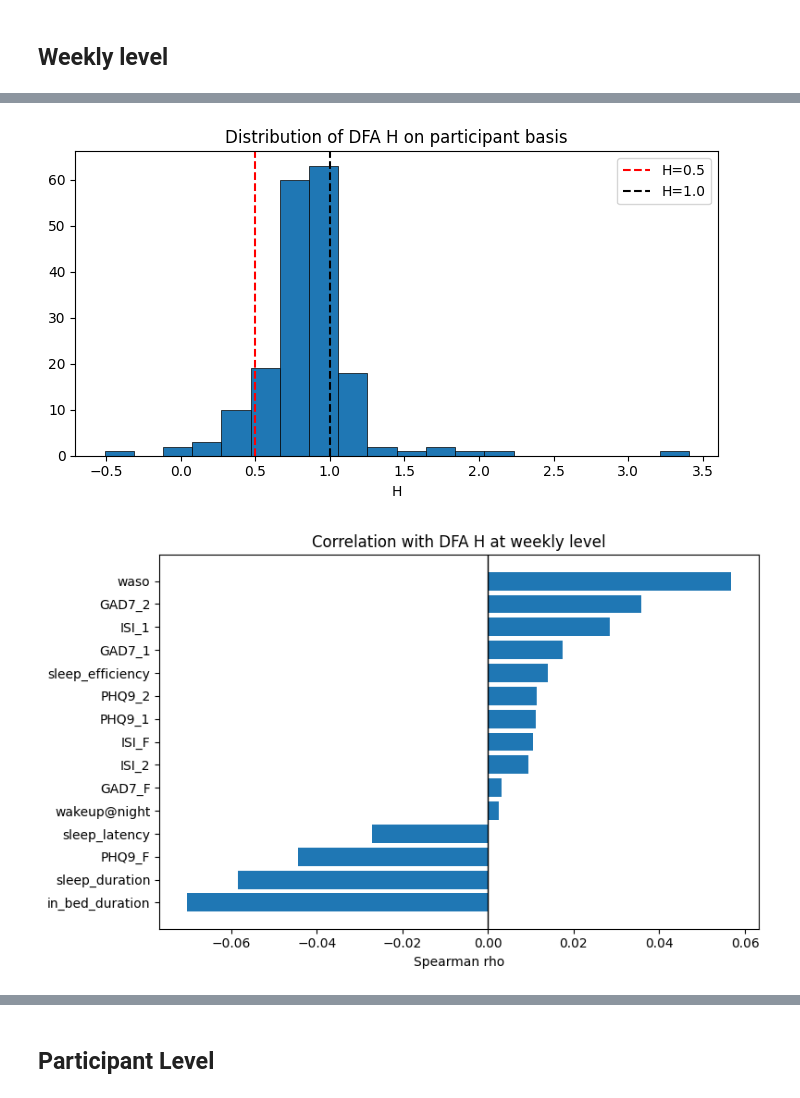
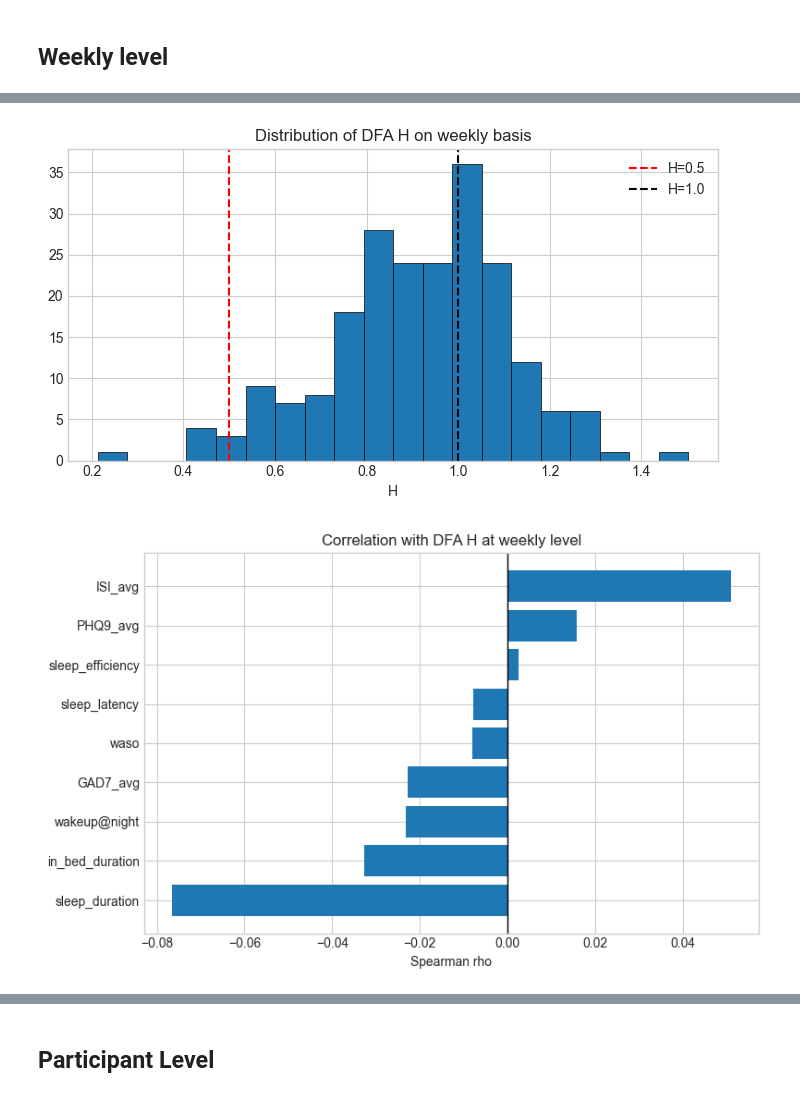
Before and after one commit to nachodll/complex_systems, a Jupyter notebook: fractal_analysis.ipynb, the cells around one changed output, grey strips where cells are left out. Drawn from its saved outputs; the diff is of its cells as text; code cells hidden in the pictures.

```diff
--- a/fractal_analysis.ipynb
+++ b/fractal_analysis.ipynb
@@ -12,7 +7,9 @@ from tqdm import tqdm
 from scipy.stats import spearmanr
 from statsmodels.stats.multitest import multipletests
 import matplotlib.pyplot as plt
+plt.style.use('seaborn-v0_8-whitegrid')
 import seaborn as sns
+from scipy.stats import friedmanchisquare
 
 survey = pd.read_csv("data/survey.csv")
 sensor_hrv = pd.read_csv("data/sensor_hrv.csv")
@@ -25,7 +36,7 @@ sleep_diary = pd.read_csv("data/sleep_diary.csv")
 
 df_shf = sensor_hrv_filtered.copy()
 df_shf["datetime"] = pd.to_datetime(df_shf["ts_start"], unit="ms", errors="coerce")
-df_shf["week"] = df_shf["datetime"].dt.to_period("W-MON").dt.start_time.dt.date
+df_shf["week"] = df_shf["datetime"].dt.to_period("W-SUN").dt.start_time.dt.date
 
 results = []
 skipped = 0
@@ -37,7 +48,7 @@ for (pid, week), df_temp in df_shf.dropna(subset=["week"]).groupby(["deviceId",
     x = df_temp["ibi"][np.isfinite(df_temp["ibi"])]
 
     # Need enough data points for DFA
-    if len(x) < 30:
+    if len(x) < 20:
         skipped += 1
         continue
 
@@ -45,11 +56,11 @@ for (pid, week), df_temp in df_shf.dropna(subset=["week"]).groupby(["deviceId",
     profile = fu.toAggregated(x)
     dfa = fathon.DFA(profile)
 
-    # Pick the window size between 2000 or the length of the profile // 4, whichever is smaller. Definitely can use some more literature
-    win_max = min(2000, len(profile) // 4)
-
-    wins = fu.linRangeByStep(10, win_max)
-    n, F = dfa.computeFlucVec(wins, revSeg=True, polOrd=1) # Check if polOrd at 1 is correct, have seen with 3 as well
+    wins = fu.linRangeByStep(4, 16)
+    if len(wins) == 0:
+        skipped += 1
+        continue
+    n, F = dfa.computeFlucVec(wins, revSeg=True, polOrd=1)
 
     fit = dfa.fitFlucVec()
     if fit is None:
@@ -68,7 +79,7 @@ for (pid, week), df_temp in df_shf.dropna(subset=["week"]).groupby(["deviceId",
         }
     )
 
-df_dfa = pd.DataFrame(results)
-df_dfa.head()
-print("Actually worked:", len(results), "skipped due to too little data points:", skipped)
+df_dfa_week = pd.DataFrame(results)
+print("Worked Correctly:", len(results), "-- Skipped due to too little data points:", skipped)
+df_dfa_week.head()
 # %% [output]
@@ -167,20 +169,21 @@ df_correlation
 # %%
 # Plot H distribution
 
 fig, ax = plt.subplots(1, 1, figsize=(7,4))
-ax.hist(df_dfa["H"], bins=20, edgecolor="black", linewidth=0.5)
+ax.hist(df_dfa_week["H"], bins=20, edgecolor="black", linewidth=0.5)
 ax.axvline(0.5, ls="--", c="red", label="H=0.5")
 ax.axvline(1.0, ls="--", c="black", label="H=1.0")
 ax.set_title("Distribution of DFA H on weekly basis")
 ax.set_xlabel("H")
 ax.legend()
 plt.tight_layout()
+plt.savefig("figures/week_H_dist", dpi=300, bbox_inches="tight")
 plt.show()
 # %% [output]
-[figure, old version]
+[figure, new version]
 # %%
 # Plot the correlation with H
-plot_df = df_correlation.sort_values("rho", ascending=True)
+plot_df = df_correlation_week.sort_values("rho", ascending=True)
 
 plt.figure(figsize=(8, 5))
 plt.barh(plot_df["variable"], plot_df["rho"])
@@ -189,6 +192,7 @@ plt.xlabel("Spearman rho")
 plt.ylabel("")
 plt.title("Correlation with DFA H at weekly level")
 plt.tight_layout()
+plt.savefig("figures/week_correlation", dpi=300, bbox_inches="tight")
 plt.show()
 # %% [output]
-[figure, old version]
+[figure, new version]
```
Also changed, not shown: parts of 20 cells of this notebook.
